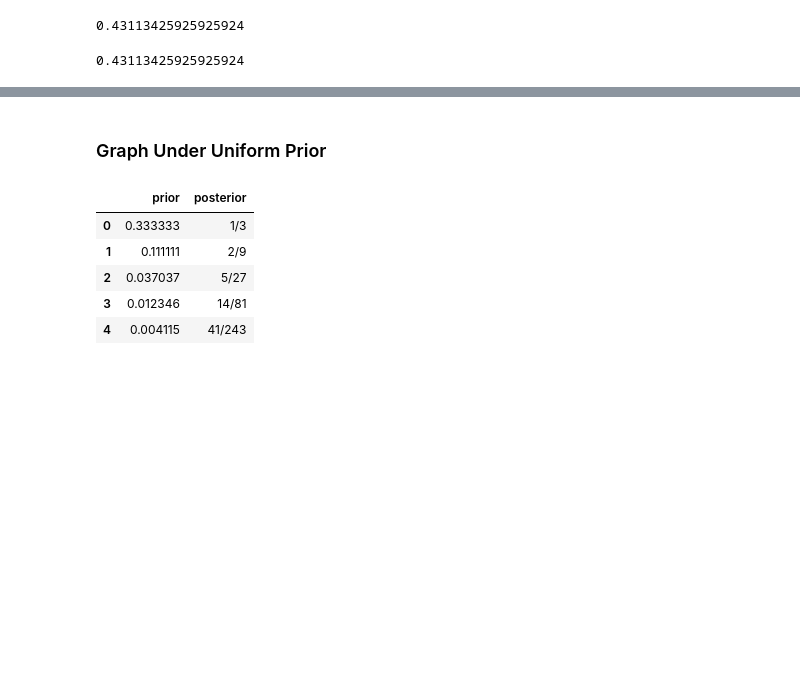
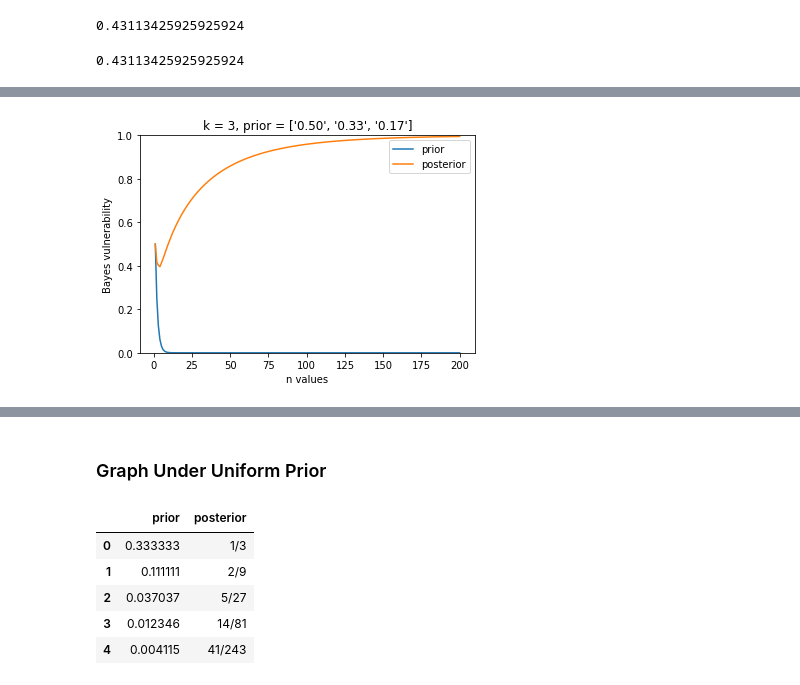
Before and after one commit to majk12/pbv, a Jupyter notebook: post_bayes_vuln_k3.ipynb, the cells around one changed output, grey strips where cells are left out. Drawn from its saved outputs; the diff is of its cells as text; code cells hidden in the pictures; blank space fills up the shorter version.

```diff
--- a/post_bayes_vuln_k3.ipynb
+++ b/post_bayes_vuln_k3.ipynb
@@ -162,0 +196,4 @@ nonuni_post_bayes_vuln(n, k, probs)
+# %%
+graph_bayes_prior_post(200, 3, [1/2, 1/3, 1/6])
+# %% [output]
+[figure, added]
```
Also changed, not shown: parts of 21 cells of this notebook.
